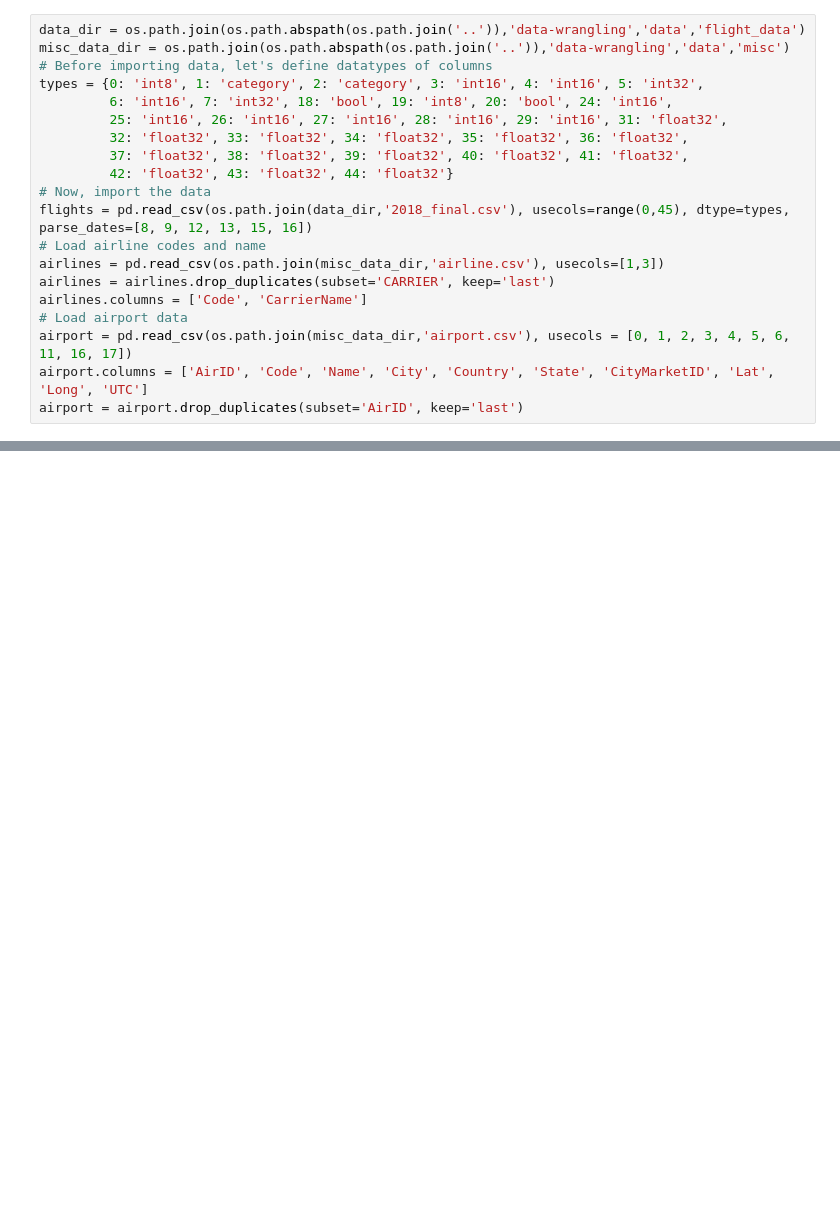
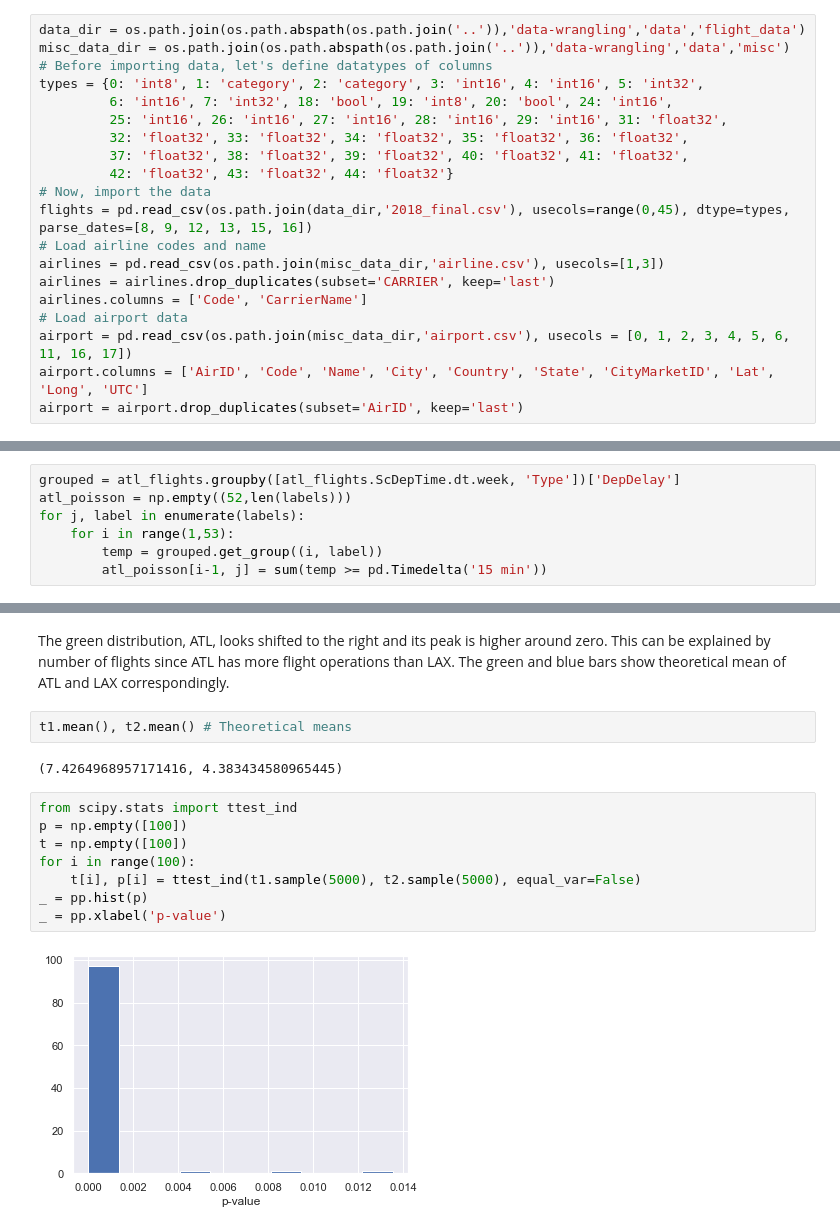
Before and after one commit to sahin-abdullah/flight-delay-prediction, a Jupyter notebook: statistical-analysis/Statistical Analysis.ipynb, the cells around one changed output, grey strips where cells are left out. Drawn from its saved outputs; the diff is of its cells as text; blank space fills up the shorter version.

```diff
--- a/statistical-analysis/Statistical Analysis.ipynb
+++ b/statistical-analysis/Statistical Analysis.ipynb
@@ -110,0 +66,7 @@ flights.iloc[:, 30:]
+# %%
+grouped = atl_flights.groupby([atl_flights.ScDepTime.dt.week, 'Type'])['DepDelay']
+atl_poisson = np.empty((52,len(labels)))
+for j, label in enumerate(labels):
+    for i in range(1,53):
+        temp = grouped.get_group((i, label))
+        atl_poisson[i-1, j] = sum(temp >= pd.Timedelta('15 min'))
@@ -110,0 +129,16 @@ flights.iloc[:, 30:]
+# %% [markdown]
+The green distribution, ATL, looks shifted to the right and its peak is higher around zero. This can be explained by number of flights since ATL has more flight operations than LAX. The green and blue bars show theoretical mean of ATL and LAX correspondingly.
+# %%
+t1.mean(), t2.mean() # Theoretical means
+# %% [output]
+(7.4264968957171416, 4.383434580965445)
+# %%
+from scipy.stats import ttest_ind
+p = np.empty([100])
+t = np.empty([100])
+for i in range(100):
+    t[i], p[i] = ttest_ind(t1.sample(5000), t2.sample(5000), equal_var=False)
+_ = pp.hist(p)
+_ = pp.xlabel('p-value')
+# %% [output]
+[figure, added]
```
Also changed, not shown: parts of 21 cells of this notebook, 6 other files.
